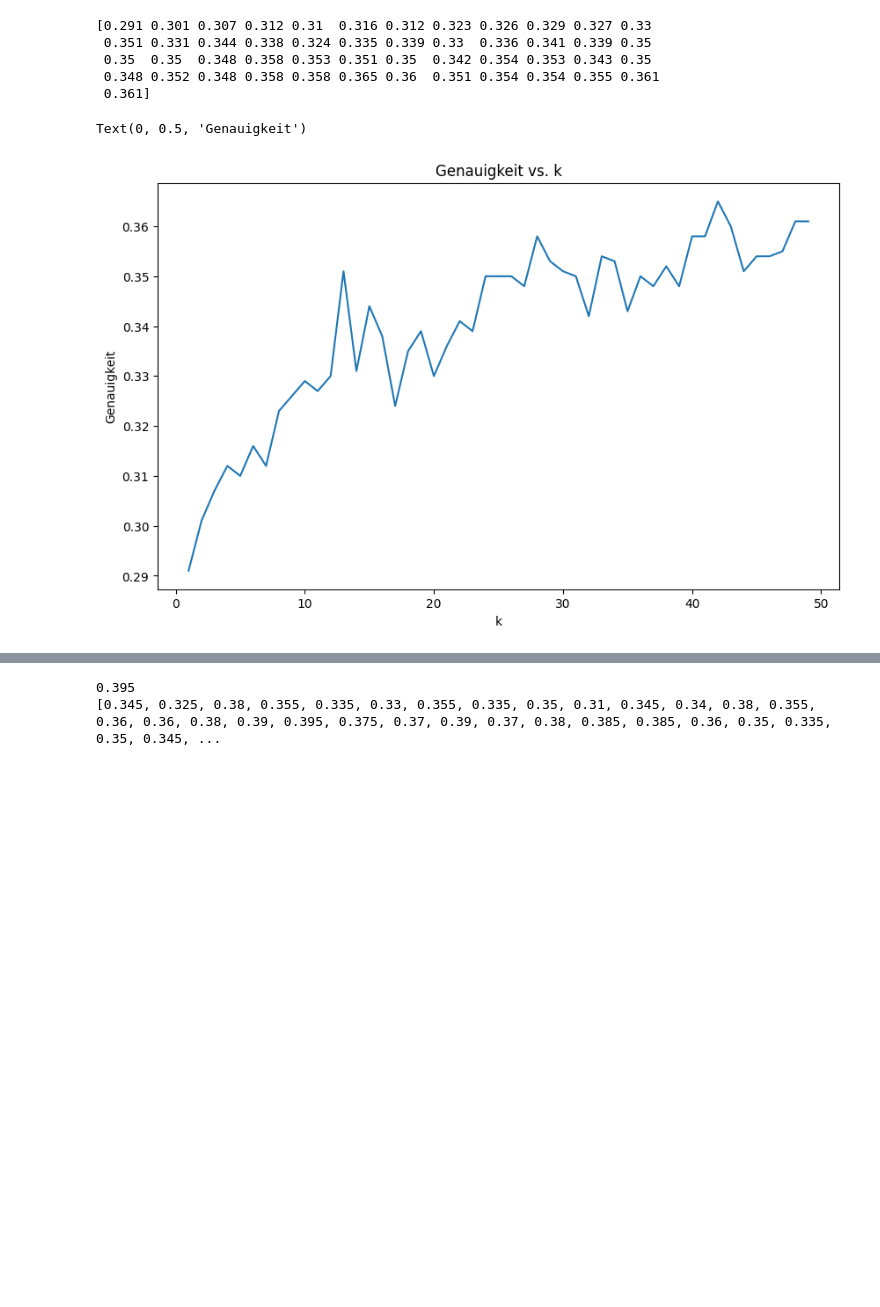
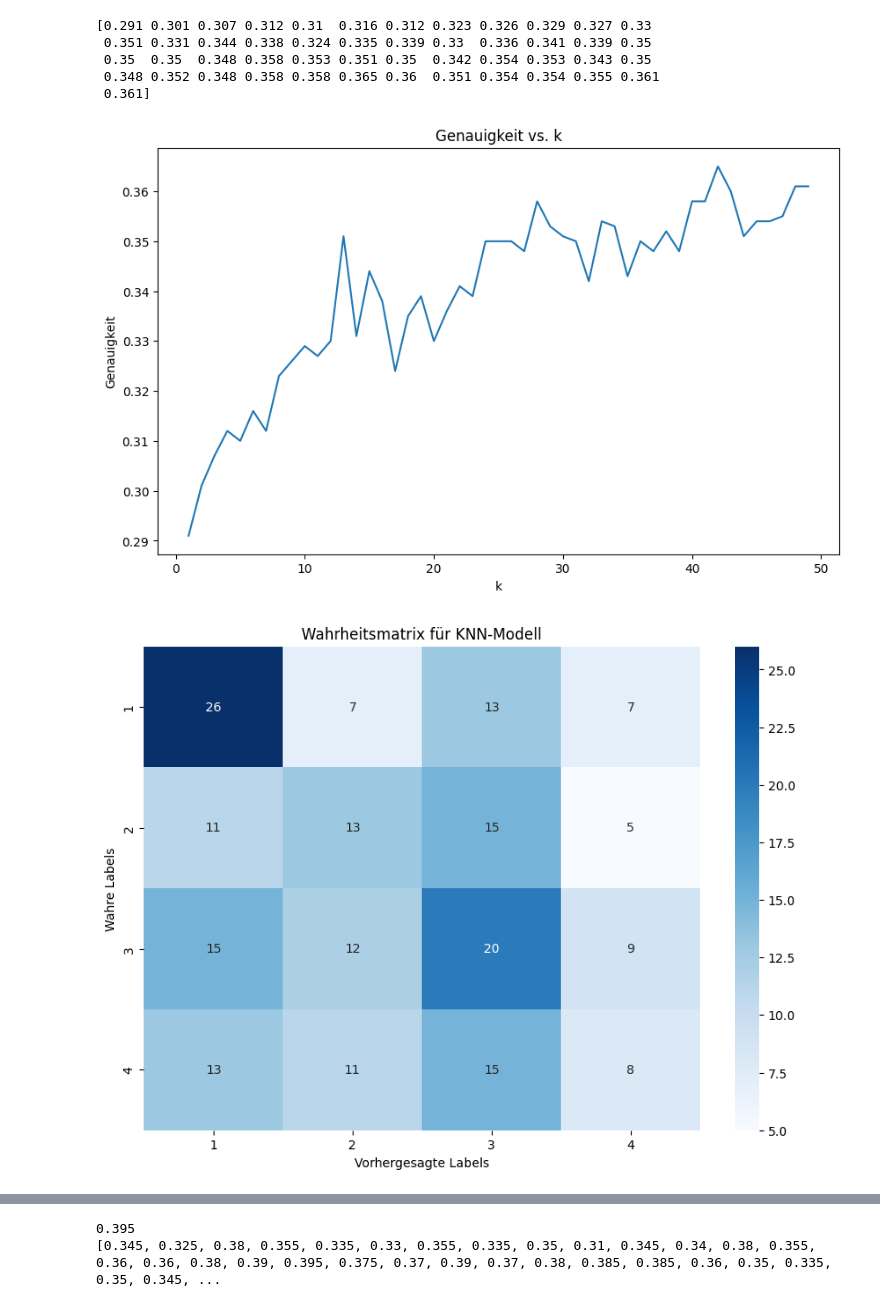
Before and after one commit to AdrianoF03/Projekt-Big-Data-Analytics, a Jupyter notebook: telefonkunden.ipynb, the cells around one changed output, grey strips where cells are left out. Drawn from its saved outputs; the diff is of its cells as text; code cells hidden in the pictures; blank space fills up the shorter version.

```diff
--- a/telefonkunden.ipynb
+++ b/telefonkunden.ipynb
@@ -179,12 +204,21 @@ print(scores)
 # %%
 # Wir definieren eine Bildgröße
 plt.figure(figsize=(10,6))
 # Wir plotten auf der x-Achse von 1 bis 49 (also die k's die wir oben in der for-Schleife durchprobiert haben)
 plt.plot(range(1, len(scores) + 1), scores)
 # Wir beschriften noch die Achsen
 plt.title('Genauigkeit vs. k')
 plt.xlabel('k')
 plt.ylabel('Genauigkeit')
+
+# Wahrheitsmatrix für das KNN-Modell
+conf_matrix = confusion_matrix(Y_test, vorhersage_scikit)
+plt.figure(figsize=(10, 7))
+sns.heatmap(conf_matrix, annot=True, fmt='d', cmap='Blues', xticklabels=knn.classes_, yticklabels=knn.classes_)
+plt.xlabel('Vorhergesagte Labels')
+plt.ylabel('Wahre Labels')
+plt.title('Wahrheitsmatrix für KNN-Modell')
+plt.show()
 # %% [output]
-Text(0, 0.5, 'Genauigkeit')
 [figure]
+[figure, added]
```
Also changed, not shown: parts of 14 cells of this notebook.
